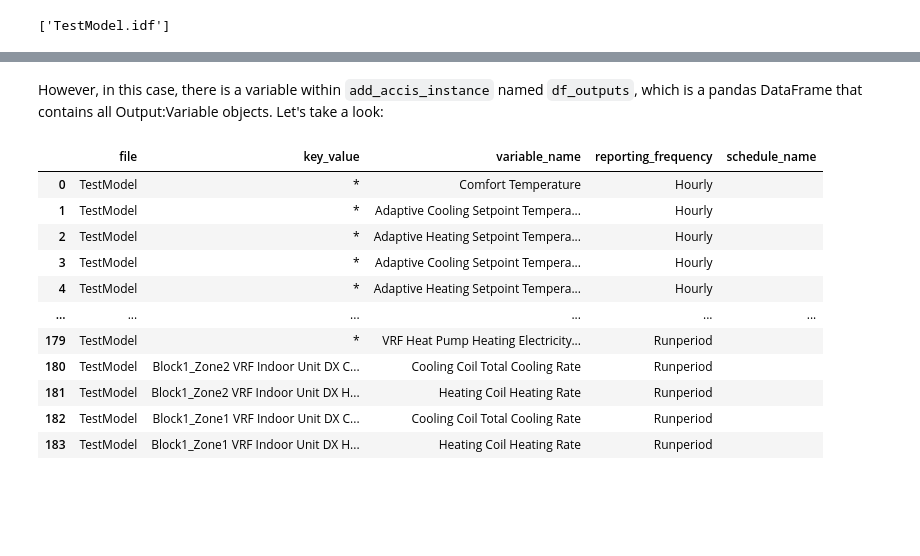
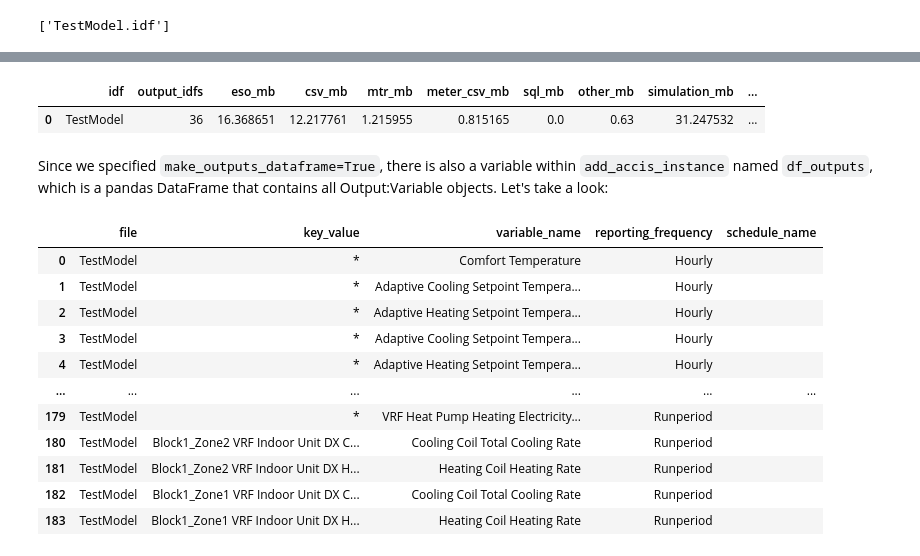
Before and after one commit to dsanchez-garcia/accim, a Jupyter notebook: docs/source/jupyter_notebooks/addAccis/using_addAccis.ipynb, the cells around one changed output, grey strips where cells are left out. Saved outputs shown, nothing was run; the diff lists cells and outputs as text; code cells hidden in the pictures; blank space fills up the shorter version.

```diff
--- a/docs/source/jupyter_notebooks/addAccis/using_addAccis.ipynb
+++ b/docs/source/jupyter_notebooks/addAccis/using_addAccis.ipynb
@@ -710,5 +726,11 @@ We can see no output idf has been generated:
+# %%
+results_size_standard = add_accis_instance.results_size
+results_size_standard
+# %% [output]
+|  | idf | output_idfs | eso_mb | csv_mb | mtr_mb | meter_csv_mb | sql_mb | other_mb | simulation_mb | ... |
+| 0 | TestModel | 36 | 16.368651 | 12.217761 | 1.215955 | 0.815165 | 0.0 | 0.63 | 31.247532 | ... |
 # %% [markdown]
-However, in this case, there is a variable within ``add_accis_instance`` named ``df_outputs``, which is a pandas DataFrame that contains all Output:Variable objects. Let's take a look:
+Since we specified ``make_outputs_dataframe=True``, there is also a variable within ``add_accis_instance`` named ``df_outputs``, which is a pandas DataFrame that contains all Output:Variable objects. Let's take a look:
 # %%
 add_accis_instance.df_outputs
 # %% [output]
```
Also changed, not shown: parts of 37 cells of this notebook, 12 other files.
